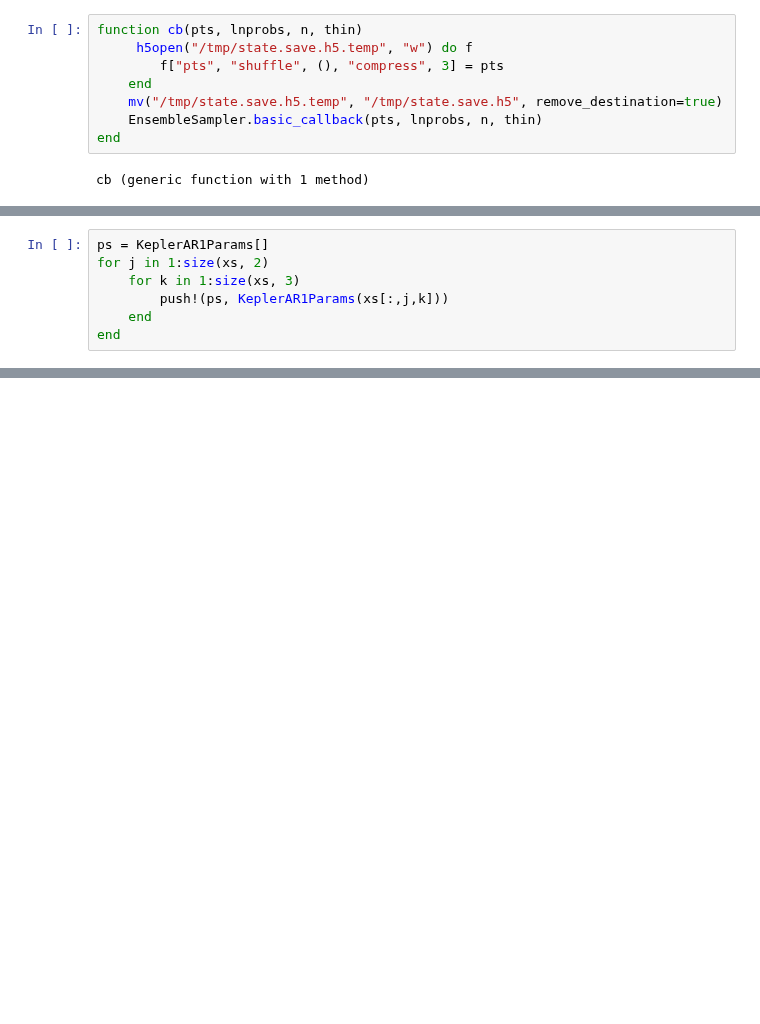
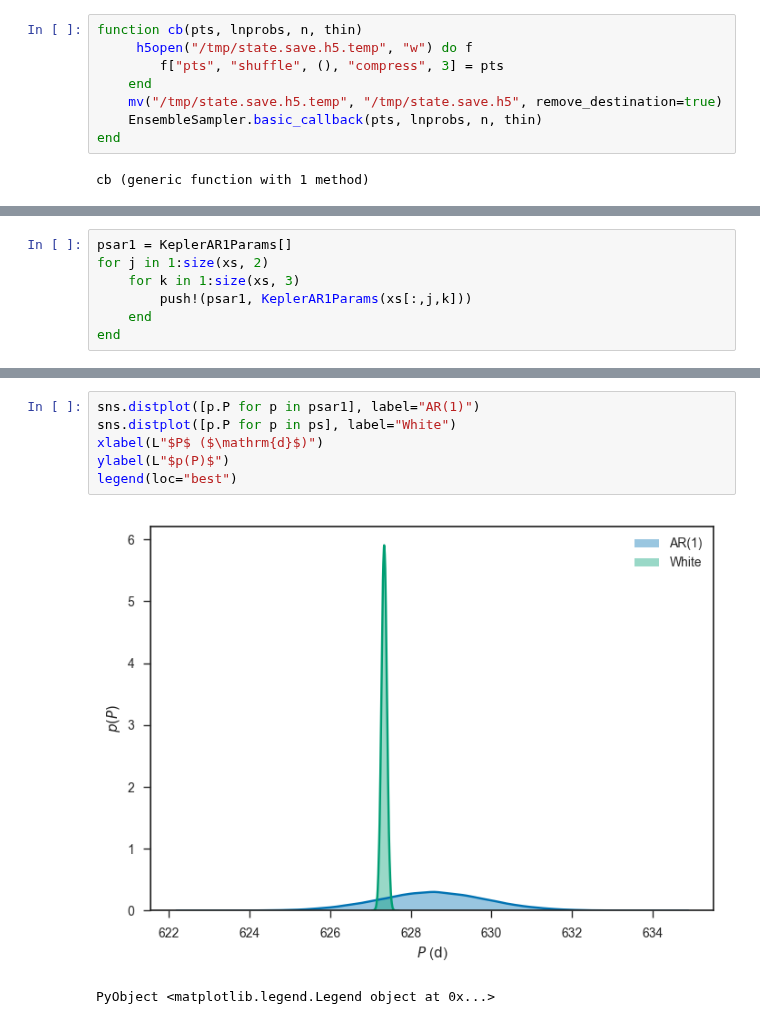
Before and after one commit to farr/Aldebaran, a Jupyter notebook: notebooks/LargeSpacing.ipynb, the cells around one changed output, grey strips where cells are left out. Saved outputs shown, nothing was run; the diff lists cells and outputs as text; blank space fills up the shorter version.

```diff
--- a/notebooks/LargeSpacing.ipynb
+++ b/notebooks/LargeSpacing.ipynb
@@ -780,8 +726,8 @@ LoadError: InterruptException:
 # %%
-ps = KeplerAR1Params[]
+psar1 = KeplerAR1Params[]
 for j in 1:size(xs, 2)
     for k in 1:size(xs, 3)
-        push!(ps, KeplerAR1Params(xs[:,j,k]))
+        push!(psar1, KeplerAR1Params(xs[:,j,k]))
     end
 end
 # %%
@@ -798,0 +777,9 @@ end;
+# %%
+sns.distplot([p.P for p in psar1], label="AR(1)")
+sns.distplot([p.P for p in ps], label="White")
+xlabel(L"$P$ ($\mathrm{d}$)")
+ylabel(L"$p(P)$")
+legend(loc="best")
+# %% [output]
+[figure, added]
+PyObject <matplotlib.legend.Legend object at 0x...>
```
Also changed, not shown: parts of 13 cells of this notebook, 1 other file.
